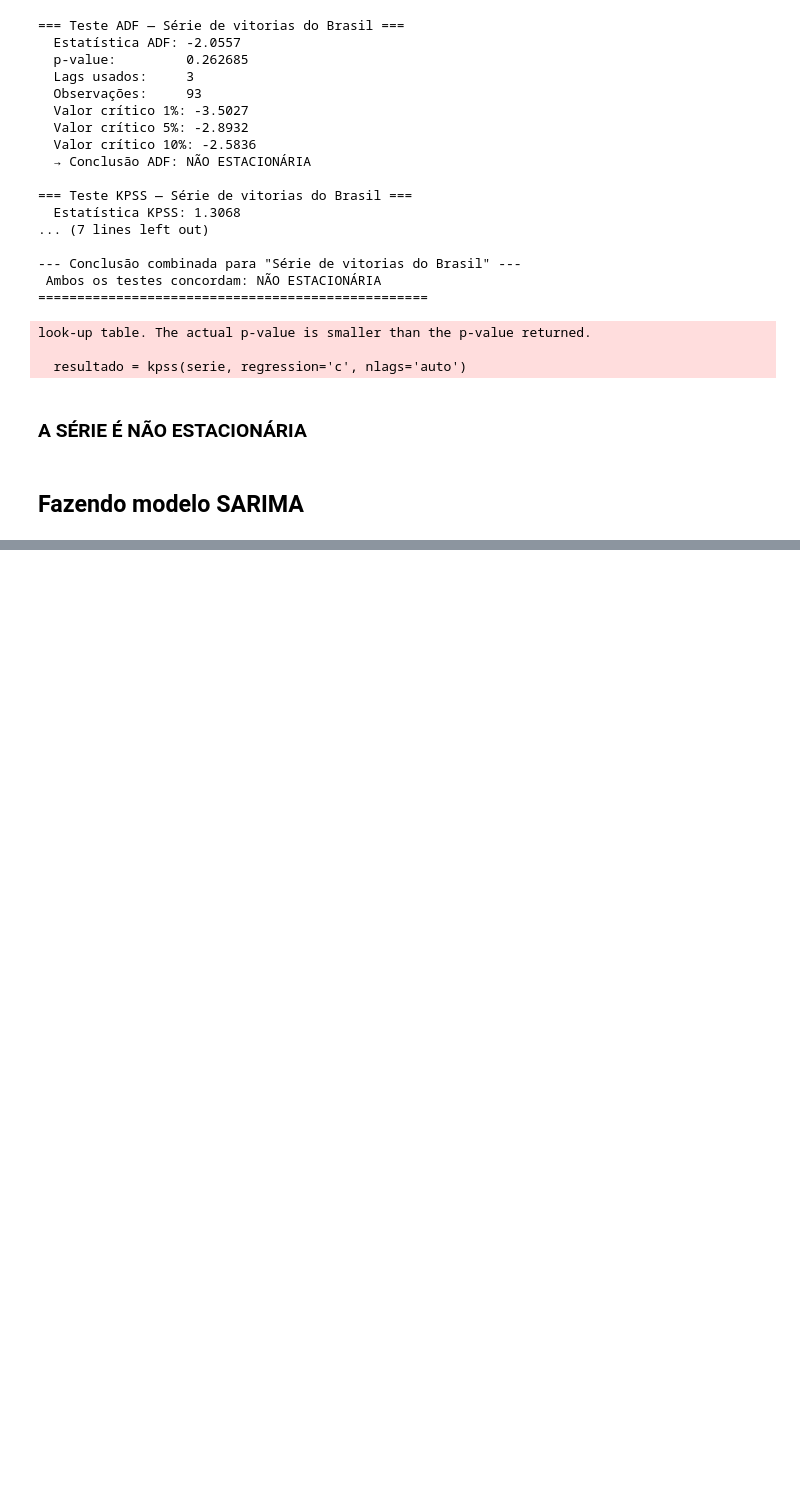
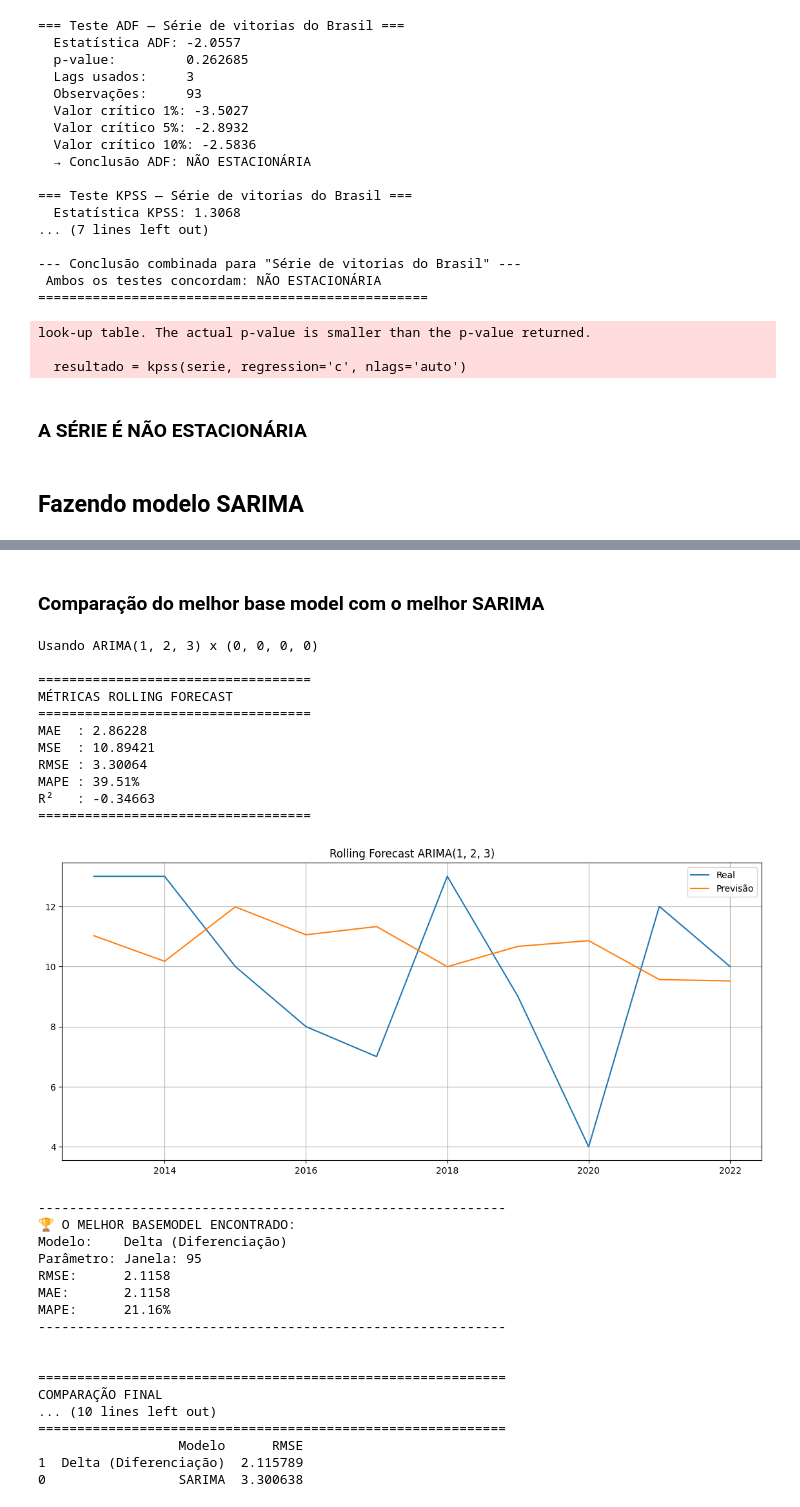
Before and after one commit to Gueguelas/daniel-freitas-barros-junior, a Jupyter notebook: notebook.ipynb, the cells around one changed output, grey strips where cells are left out. Cells and saved outputs as stored; diff of their text form; code cells hidden in the pictures; blank space fills up the shorter version.

Commit message:
feat: finalzinho

```diff
--- a/notebook.ipynb
+++ b/notebook.ipynb
@@ -257,0 +726,2 @@ look-up table. The actual p-value is smaller than the p-value returned.
+# %% [markdown]
+### Comparação do melhor base model com o melhor SARIMA
@@ -257,0 +830,39 @@ look-up table. The actual p-value is smaller than the p-value returned.
+# %%
+resultado = comparar_sarima_vs_basemodel(
+    melhor_modelo_treinado,
+    ytrain,
+    ytest,
+    sr_brazil
+)
+
+print(resultado['resumo'])
+# %% [output]
+Usando ARIMA(1, 2, 3) x (0, 0, 0, 0)
+
+===================================
+MÉTRICAS ROLLING FORECAST
+===================================
+MAE  : 2.86228
+MSE  : 10.89421
+RMSE : 3.30064
+MAPE : 39.51%
+R²   : -0.34663
+===================================
+[figure, added]
+------------------------------------------------------------
+🏆 O MELHOR BASEMODEL ENCONTRADO:
+Modelo:    Delta (Diferenciação)
+Parâmetro: Janela: 95
+RMSE:      2.1158
+MAE:       2.1158
+MAPE:      21.16%
+------------------------------------------------------------
+
+
+============================================================
+COMPARAÇÃO FINAL
+... (10 lines left out)
+============================================================
+                  Modelo      RMSE
+1  Delta (Diferenciação)  2.115789
+0                 SARIMA  3.300638
```
Also changed, not shown: parts of 15 cells of this notebook.
